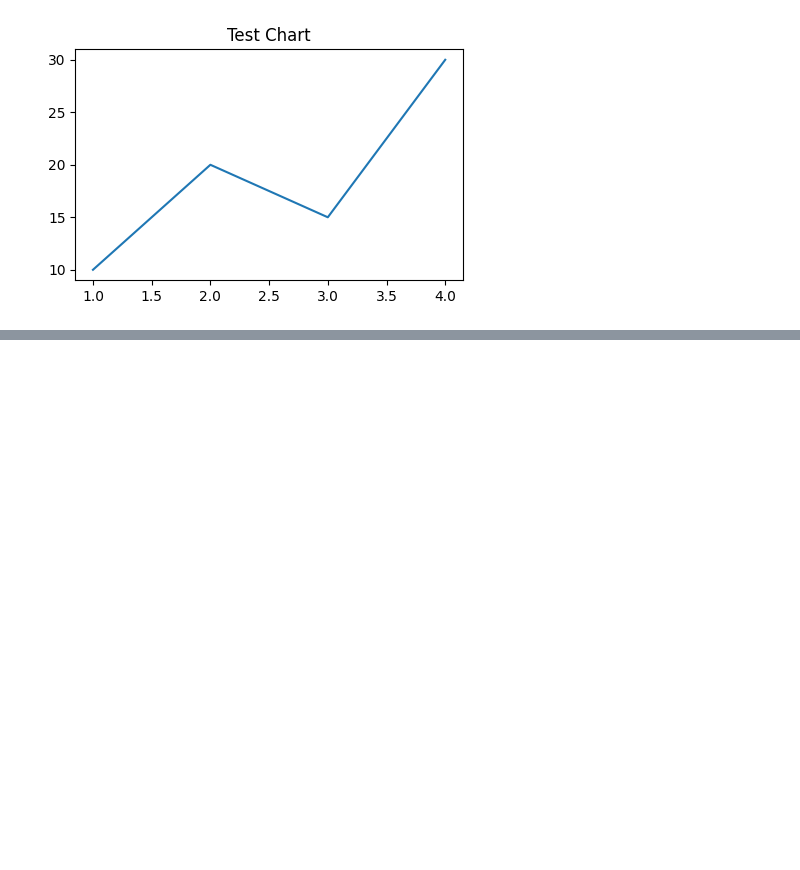
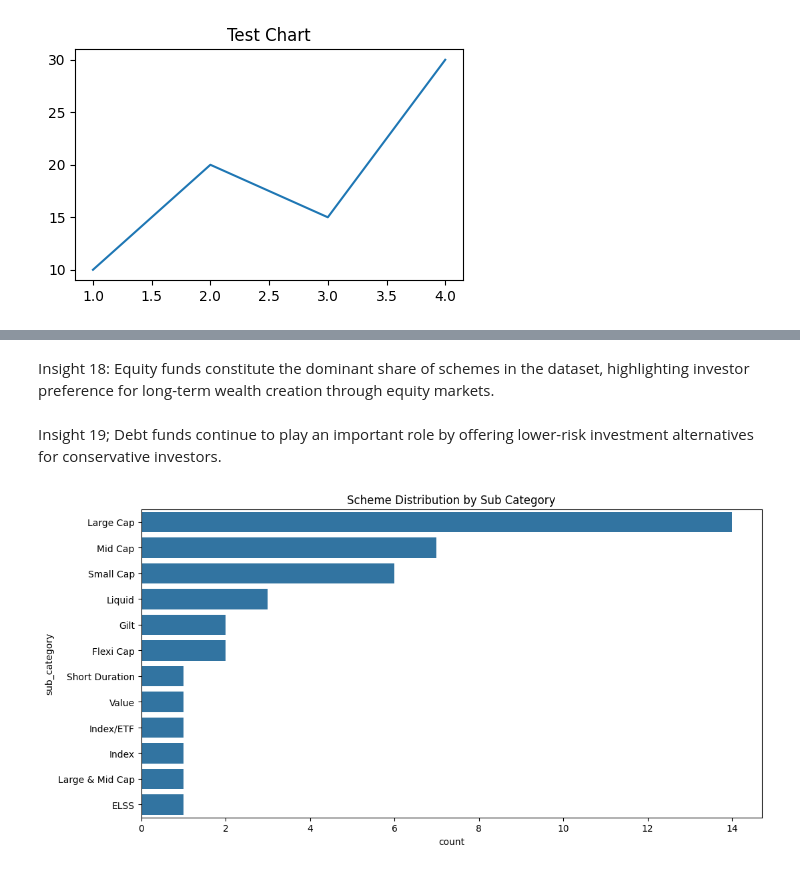
Before and after one commit to Moheeb999/bluestock_mf_capstone, a Jupyter notebook: notebooks/03_eda_analysis.ipynb, the cells around one changed output, grey strips where cells are left out. Drawn from its saved outputs; the diff is of its cells as text; code cells hidden in the pictures; blank space fills up the shorter version.

```diff
--- a/notebooks/03_eda_analysis.ipynb
+++ b/notebooks/03_eda_analysis.ipynb
@@ -734,0 +784,19 @@ plt.show()
+# %% [markdown]
+Insight 18:
+Equity funds constitute the dominant share of schemes in the dataset, highlighting investor preference for long-term wealth creation through equity markets.
+# %% [markdown]
+Insight 19;
+Debt funds continue to play an important role by offering lower-risk investment alternatives for conservative investors.
+# %%
+plt.figure(figsize=(12,6))
+
+sns.countplot(
+    data=fund_master,
+    y="sub_category",
+    order=fund_master["sub_category"].value_counts().index
+)
+
+plt.title("Scheme Distribution by Sub Category")
+plt.show()
+# %% [output]
+[figure, added]
```
Also changed, not shown: parts of 36 cells of this notebook, 21 other files.
